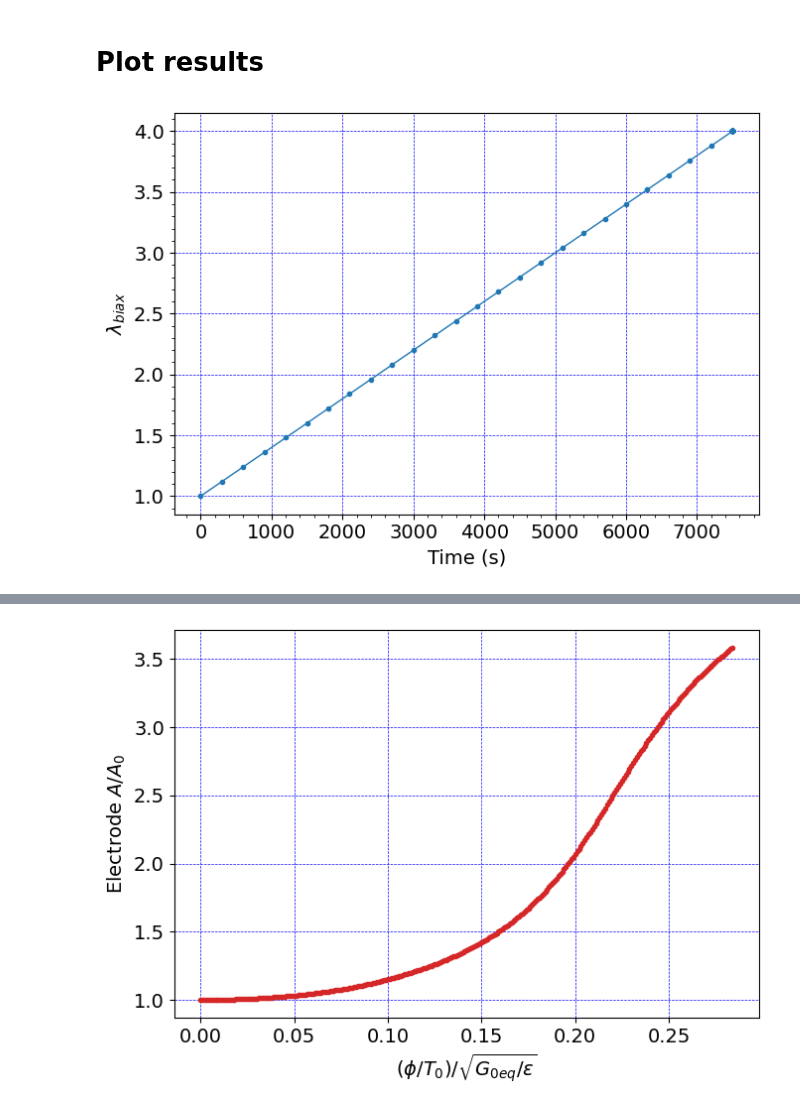
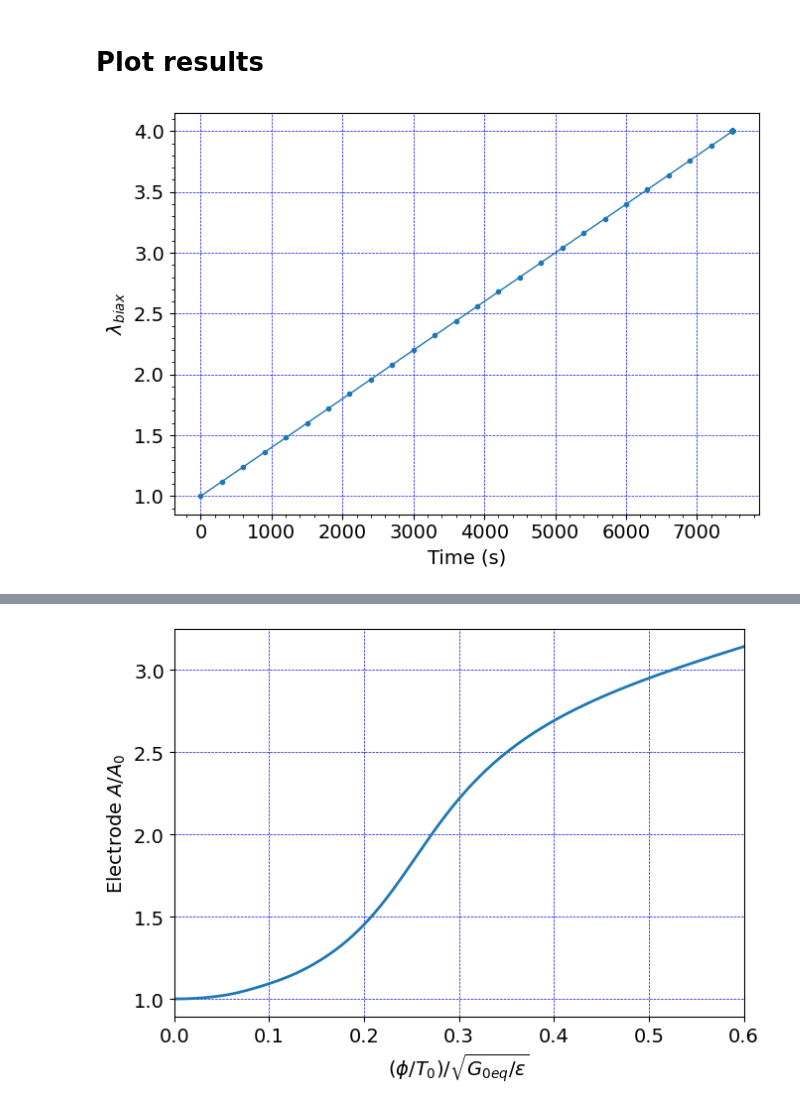
Before and after one commit to SolidMechanicsCoupledTheories/FEniCSx_codes, a Jupyter notebook: 07_dielectric_elastomers/DE06_AXI_preStretch_membrane.ipynb, the cells around one changed output, grey strips where cells are left out. Drawn from its saved outputs; the diff is of its cells as text; code cells hidden in the pictures.

```diff
--- a/07_dielectric_elastomers/DE06_AXI_preStretch_membrane.ipynb
+++ b/07_dielectric_elastomers/DE06_AXI_preStretch_membrane.ipynb
@@ -210,9 +215,10 @@ n = ufl.as_vector([n2D[0], n2D[1], 0.0]) # define n as a 3D vector for later use
 #
 rho = Constant(domain, PETSc.ScalarType(1e-6))           # 1000 kg/m^3 = 1e-6 kg/mm^3
 #
-Geq_0   = Constant(domain, PETSc.ScalarType(15.36))      # Shear modulus, kPa
+Geq_0   = Constant(domain, PETSc.ScalarType(15.0))       # Shear modulus, kPa
 Kbulk   = Constant(domain, PETSc.ScalarType(1e3*Geq_0))  # Bulk modulus, kPa
-lambdaL = Constant(domain, PETSc.ScalarType(5.99))        # Arruda-Boyce locking stretch
+# I_m     = Constant(domain, PETSc.ScalarType(175.0))      # Gent locking parameter
+I_m     = Constant(domain, PETSc.ScalarType(90.0))      # Gent locking parameter
 
 # Electrostatic  parameters
 vareps_0 = Constant(domain, PETSc.ScalarType(8.85E-3)) #  permittivity of free space pF/mm
@@ -245,7 +251,7 @@ dk = Constant(domain, PETSc.ScalarType(dt))
 
 # Normalization parameter for voltage is l*sqrt(Geq_0/vareps)
 #
-phiTot = 0.3*float(thickness*np.sqrt(float(Geq_0)/float(vareps)))  # final normalized value of phi
+phiTot = 0.6*float(thickness*np.sqrt(float(Geq_0)/float(vareps)))  # final normalized value of phi
 # for t = 0.2mm, this works out to be a few kV, same as in the experiments of Pelrine et al. (2000).
 
 # Boundary condition functions
@@ -468,7 +475,7 @@ a = derivative(Res, w, dw)
 # Set-up output files
 # %%
 # results file name
-results_name = "membrane"
+results_name = "axi_prestretch_membrane"
 
 # Function space for projection of results
 P1 = element("Lagrange", domain.basix_cell(), 1)
@@ -646,8 +653,8 @@ problem = NonlinearProblem(Res, w, bcs, a)
 # the global newton solver and params
 solver = NewtonSolver(MPI.COMM_WORLD, problem)
 solver.convergence_criterion = "incremental"
-solver.rtol = 1e-8
-solver.atol = 1e-8
+solver.rtol = 1e-6
+solver.atol = 1e-6
 solver.max_it = 50
 solver.report = True
 
@@ -703,75 +939,6 @@ plt.tight_layout()
 
 
 
-
-plt.figure()
-# Plot the normalized dimensionless quantity for $\phi$ used in Wang et al. 2016
-# versus stretch in the thickness direction, only for the actuation step.
-#
-normVolts = timeHist1/(thickness * np.sqrt(float(Geq_0)/float(vareps)))
-normVolts = normVolts[np.where(timeHist2>=step1_time)]
-#
-stretch = timeHist4/thickness + 1.0
-stretch = stretch[np.where(timeHist2>=step1_time)]
-#
-plt.plot(normVolts, stretch, c=colors[2], linewidth=1.0, marker='.')
-#plt.scatter(normVolts[iii-1], stretch[iii-1], c='k', marker='x', s=100)
-plt.grid(linestyle="--", linewidth=0.5, color='b')
-ax = plt.gca()
-#
-ax.set_ylabel(r'$T/T_0$')
-#ax.set_ylim([0.2,1.1])
-# ax.set_yticks([0.0, 0.2, 0.4, 0.6, 0.8, 1.0])
-#
-ax.set_xlabel(r'$(\phi/t_0)  /  \sqrt{G_{0} / \varepsilon} $')
-#ax.set_xlim([0,1.65])
-#ax.set_xticks([0.0, 0.25, 0.5, 0.75, 1.0])
-#
-from matplotlib.ticker import AutoMinorLocator,FormatStrFormatter
-ax.xaxis.set_minor_locator(AutoMinorLocator())
-ax.yaxis.set_minor_locator(AutoMinorLocator())
-# plt.show()
-
-fig = plt.gcf()
-fig.set_size_inches(7,5)
-plt.tight_layout()
-# plt.savefig("results/AX_prestretch_thinning.png", dpi=600)
-
-
-
-
-
-
-plt.figure()
-# Plot the normalized dimensionless quantity for $\phi$ used in Wang et al. 2016
-# versus relative area stretch.
-#
-AreaStrainAbs = (timeHist3**2)/(electrodeRad**2)
-AreaStrainAbs = AreaStrainAbs[np.where(timeHist2>=step1_time)]
-#
-plt.plot(normVolts, AreaStrainAbs, c=colors[3], linewidth=1.0, marker='.')
-#plt.scatter(normVolts[iii-1], stretch[iii-1], c='k', marker='x', s=100)
-plt.grid(linestyle="--", linewidth=0.5, color='b')
-ax = plt.gca()
-#
-# ax.set_ylim([1.0,5.0])
-# ax.set_yticks([0.0, 0.2, 0.4, 0.6, 0.8, 1.0])
-#
-ax.set_ylabel(r'Electrode $A/A_0$')
-ax.set_xlabel(r'$(\phi/T_0)  /  \sqrt{G_{0eq} / \varepsilon} $')
-
-# plt.show()
-
-fig = plt.gcf()
-fig.set_size_inches(7,5)
-plt.tight_layout()
-# plt.savefig("results/AXI_prestretch_areaStretch.png", dpi=600)
-
-
-
-
-
-
 plt.figure()
 # Plot the normalized dimensionless quantity for $\phi$ used in Wang et al. 2016
 # versus stretch in the thickness direction, only for the actuation step.
@@ -784,7 +951,7 @@ stretch = stretch[np.where(timeHist2>=step1_time)]
 #
 plt.plot(normVolts, stretch, c=colors[0], linewidth=2.0)
 plt.grid(linestyle="--", linewidth=0.5, color='b')
-plt.xlim([0,0.4])
+plt.xlim([0,0.6])
 # ax.set_ylim([0.2,1.1])
 plt.ylabel(r'$T/T_0$')
 plt.xlabel(r'$(\phi/T_0)  /  \sqrt{G_{0eq} / \varepsilon} $')
@@ -806,13 +973,13 @@ plt.figure()
 # Plot the normalized dimensionless quantity for $\phi$ used in Wang et al. 2016
 # versus relative area stretch.
 #
-AreaStrainAbs = (timeHist3**2)/(electrodeRad**2)
+AreaStrainAbs = ((electrode + timeHist3)**2)/(electrodeRad**2)
 AreaStrainAbs = AreaStrainAbs[np.where(timeHist2>=step1_time)]
 #
 plt.plot(normVolts, AreaStrainAbs, c=colors[0], linewidth=2.0)
 plt.grid(linestyle="--", linewidth=0.5, color='b')
 #
-plt.xlim([0,0.4])
+plt.xlim([0,0.6])
 # ax.set_ylim([1.0,5.0])
 #
 plt.ylabel(r'Electrode $A/A_0$')
@@ -830 +997 @@ plt.savefig("results/AXI_prestretch_areaStretch.png", dpi=600)
-[figure, old version]
+[figure, new version]
```
Also changed, not shown: parts of 13 cells of this notebook, 29 other files.
